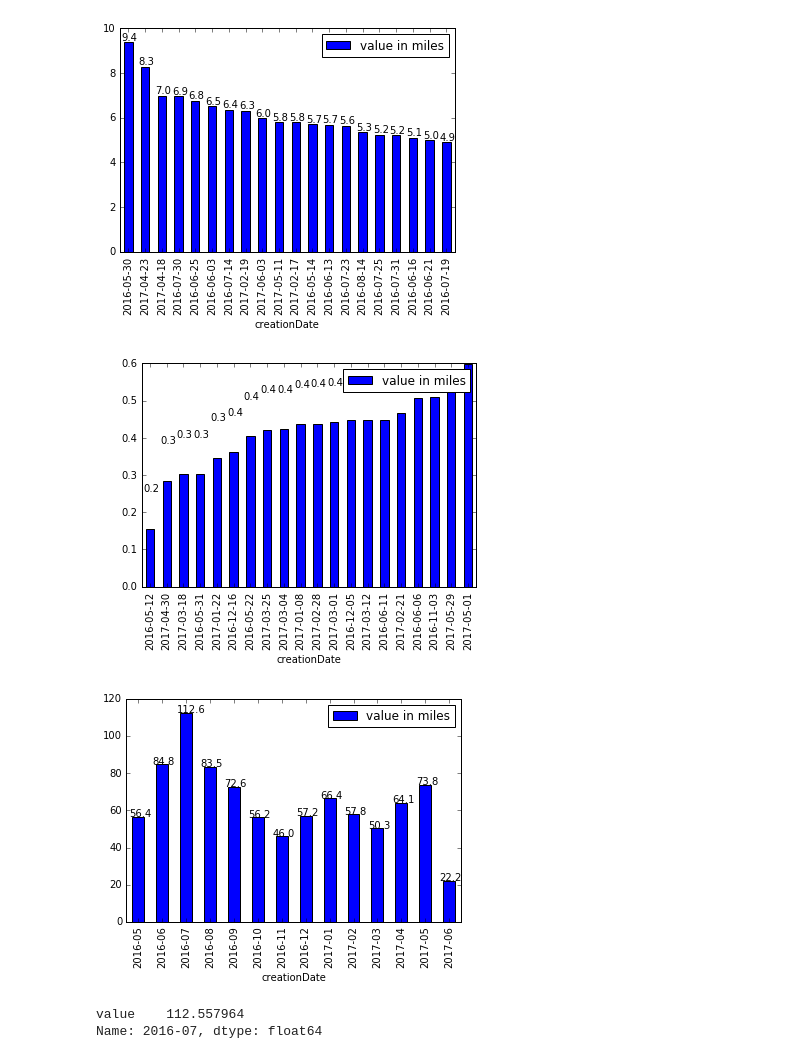
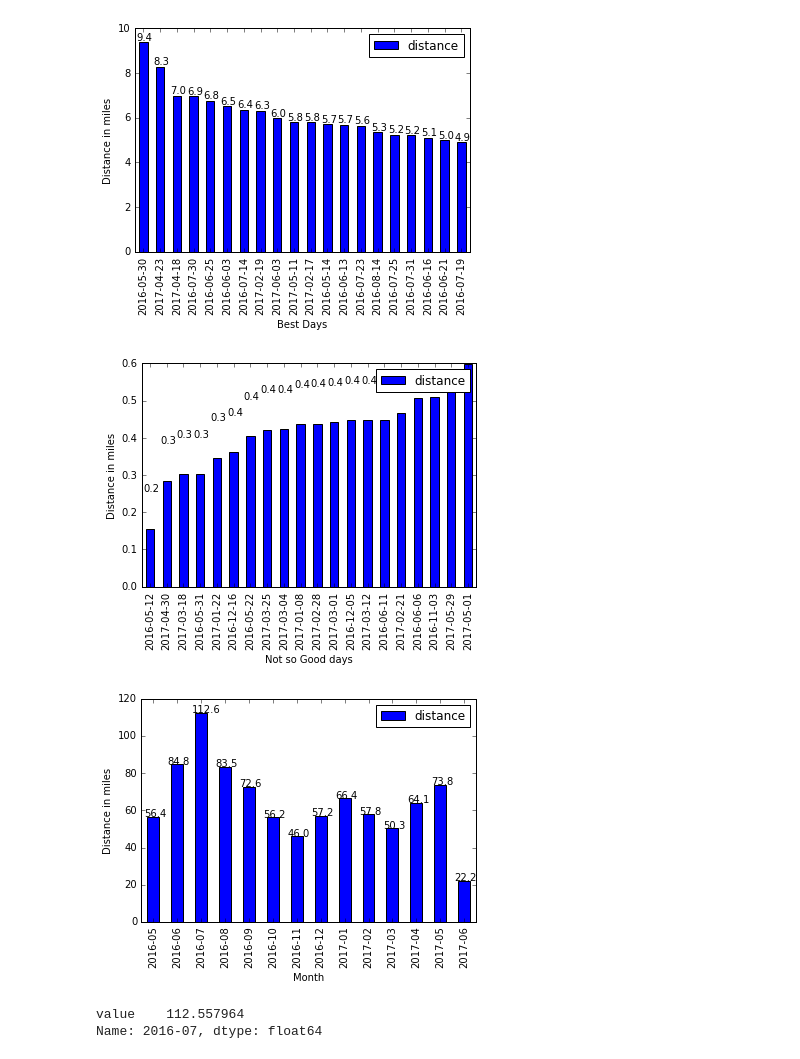
Before and after one commit to sateeshkadiyala/health_data_analyzer, a Jupyter notebook: analyzer.ipynb, the cells around one changed output. Cells and saved outputs as stored; diff of their text form; code cells hidden in the pictures.

```diff
--- a/analyzer.ipynb
+++ b/analyzer.ipynb
@@ -17,30 +17,33 @@ def get_annotations(plt):
         val = "{:.1f}".format(b.y1 + b.y0)
         plt.annotate(val, ((b.x0 + b.x1)/2 + x_offset, b.y1 + y_offset))
 
+    plt.set_ylabel('Distance in miles')
     # change legend text
     legend = plt.legend()
-    legend.get_texts()[0].set_text('value in miles')
+    legend.get_texts()[0].set_text('distance')
 # %%
 # Best Days
 
 # get date from datetimestamp
 df['creationDate'] = pd.to_datetime(df['creationDate']).dt.date
 
 # group the data by date and sort the groupped data by highest value
 grouppedByDay = df.groupby(['creationDate']).sum().reset_index().sort_values(['value'], ascending=[0]).head(20)
 
 # print(grouppedByDay.to_string(index=False))
 
 # initialize matplotlib
 %matplotlib inline
 
 # plot the bar
 plt = grouppedByDay.plot(kind="bar", x="creationDate", y="value")
 
+plt.set_xlabel('Best Days')
+
 #get annotations for plot
 get_annotations(plt)
 # %% [output]
-[figure, old version]
+[figure, new version]
 # %%
 # Not so good days
 
@@ -58,10 +61,12 @@ grouppedByNotSoGoodDay = df.groupby(['creationDate']).sum().reset_index().sort_v
 # plot the bar
 plt = grouppedByNotSoGoodDay.plot(kind="bar", x="creationDate", y="value")
 
+plt.set_xlabel('Not so Good days')
+
 #get annotations for plot
 get_annotations(plt)
 # %% [output]
-[figure, old version]
+[figure, new version]
 # %%
 # Month
 
@@ -75,9 +80,11 @@ grouppedByMonth = df.groupby(per).sum()
 # plot the bar
 plt = grouppedByMonth.plot(kind="bar")
 
+plt.set_xlabel('Month')
+
 get_annotations(plt)
 # %% [output]
-[figure, old version]
+[figure, new version]
 # %%
 print(grouppedByMonth.ix[grouppedByMonth['value'].idxmax()])
 # %% [output]
```
Also changed, not shown: parts of 1 cell of this notebook.
